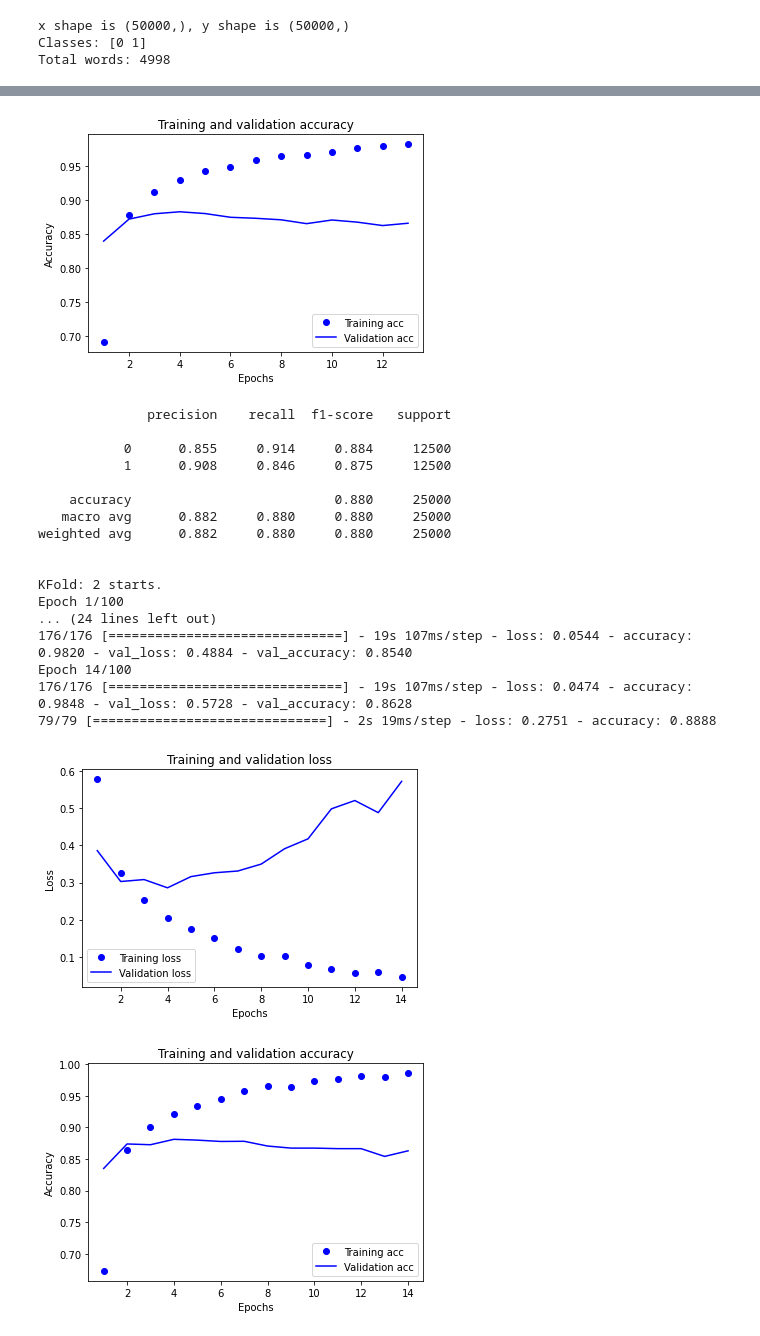
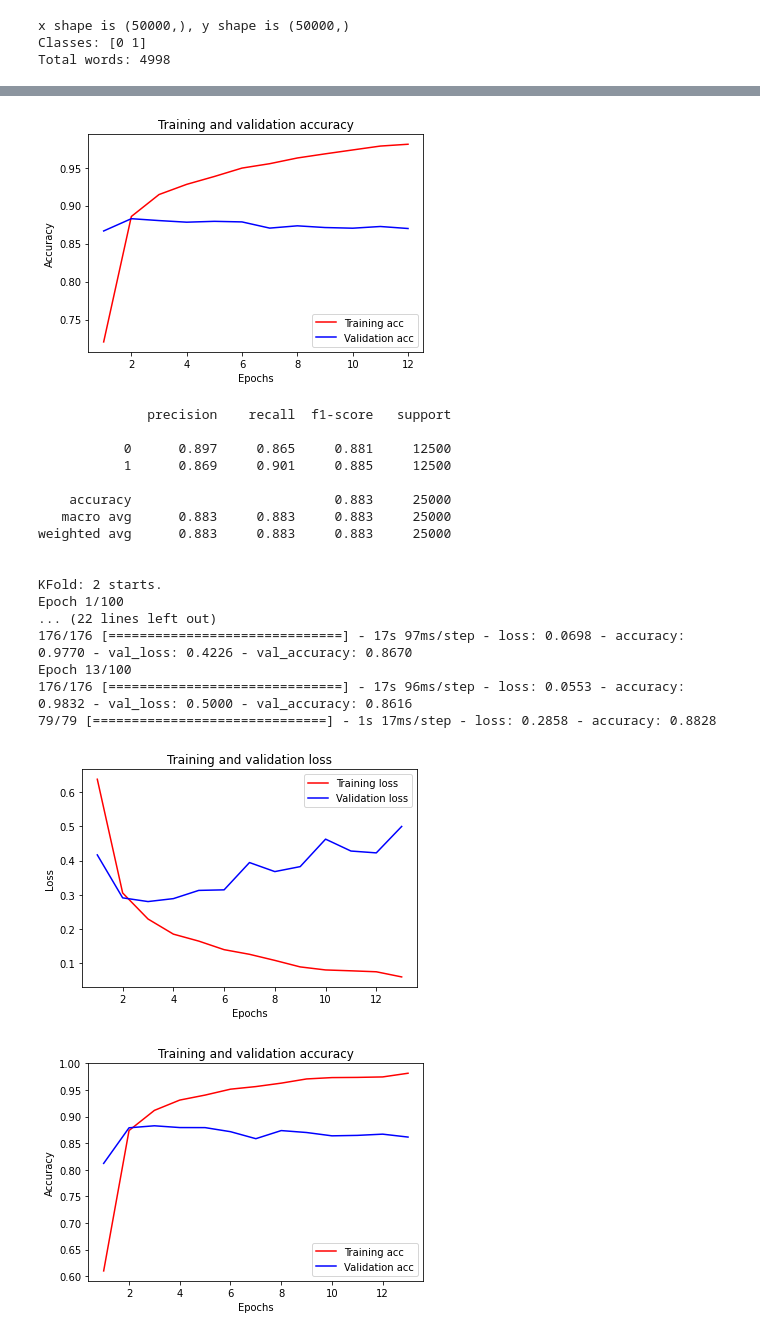
Before and after one commit to Jefffish09/MachineLearning, a Jupyter notebook: Classification/binary/bilstm_binary_tf2.ipynb, the cells around one changed output, grey strips where cells are left out. Saved outputs shown, nothing was run; the diff lists cells and outputs as text; code cells hidden in the pictures.

```diff
--- a/Classification/binary/bilstm_binary_tf2.ipynb
+++ b/Classification/binary/bilstm_binary_tf2.ipynb
@@ -46,31 +47,30 @@ def plot_perf(history):
   history_dict = history.history
   history_dict.keys()
 
-  acc = history_dict['accuracy']
-  val_acc = history_dict['val_accuracy']
-  loss = history_dict['loss']
-  val_loss = history_dict['val_loss']
+  acc = history_dict["accuracy"]
+  val_acc = history_dict["val_accuracy"]
+  loss = history_dict["loss"]
+  val_loss = history_dict["val_loss"]
 
   epochs = range(1, len(acc) + 1)
 
   # Training and validation loss
-  # "bo" is for "blue dot"
-  plt.plot(epochs, loss, 'bo', label='Training loss')
+  plt.plot(epochs, loss, "r", label="Training loss")
   # b is for "solid blue line"
-  plt.plot(epochs, val_loss, 'b', label='Validation loss')
-  plt.title('Training and validation loss')
-  plt.xlabel('Epochs')
-  plt.ylabel('Loss')
+  plt.plot(epochs, val_loss, "b", label="Validation loss")
+  plt.title("Training and validation loss")
+  plt.xlabel("Epochs")
+  plt.ylabel("Loss")
   plt.legend()
   plt.show()
 
   # Training and validation accuracy
-  plt.plot(epochs, acc, 'bo', label='Training acc')
-  plt.plot(epochs, val_acc, 'b', label='Validation acc')
-  plt.title('Training and validation accuracy')
-  plt.xlabel('Epochs')
-  plt.ylabel('Accuracy')
-  plt.legend(loc='lower right')
+  plt.plot(epochs, acc, "r", label="Training acc")
+  plt.plot(epochs, val_acc, "b", label="Validation acc")
+  plt.title("Training and validation accuracy")
+  plt.xlabel("Epochs")
+  plt.ylabel("Accuracy")
+  plt.legend(loc="lower right")
   plt.show()
 # %%
 # Create and train the model
@@ -82,6 +82,7 @@ earlystop_callback = EarlyStopping(
   restore_best_weights=True)
 
 kfold = StratifiedKFold(n_splits=10, random_state=seed, shuffle=True)
+model = None
 cv_acc = []
 cv_loss = []
 cv_f1 = []
@@ -89,6 +90,9 @@ n = 1
 for train, valid in kfold.split(x_train, y_train):
 
   print("KFold: {} starts.".format(n))
+  del model
+  tf.keras.backend.clear_session()
+
   model = Sequential([
     Embedding(input_dim=input_dim, output_dim=output_dim, input_length=max_len),
     Bidirectional(LSTM(units=100, dropout=0.2, activation="tanh", recurrent_dropout=0.0, recurrent_activation="sigmoid", unroll=False, use_bias=True, return_sequences=True)),
@@ -160,22 +164,22 @@ Epoch 13/100
-[figure, old version]
+[figure, new version]
               precision    recall  f1-score   support
 
-           0      0.855     0.914     0.884     12500
-           1      0.908     0.846     0.875     12500
+           0      0.897     0.865     0.881     12500
+           1      0.869     0.901     0.885     12500
 
-    accuracy                          0.880     25000
-   macro avg      0.882     0.880     0.880     25000
-weighted avg      0.882     0.880     0.880     25000
+    accuracy                          0.883     25000
+   macro avg      0.883     0.883     0.883     25000
+weighted avg      0.883     0.883     0.883     25000
 
 
 KFold: 2 starts.
 Epoch 1/100
-... (24 lines left out)
-176/176 [==============================] - 19s 107ms/step - loss: 0.0544 - accuracy: 0.9820 - val_loss: 0.4884 - val_accuracy: 0.8540
-Epoch 14/100
-176/176 [==============================] - 19s 107ms/step - loss: 0.0474 - accuracy: 0.9848 - val_loss: 0.5728 - val_accuracy: 0.8628
-79/79 [==============================] - 2s 19ms/step - loss: 0.2751 - accuracy: 0.8888
+... (22 lines left out)
+176/176 [==============================] - 17s 97ms/step - loss: 0.0698 - accuracy: 0.9770 - val_loss: 0.4226 - val_accuracy: 0.8670
+Epoch 13/100
+176/176 [==============================] - 17s 96ms/step - loss: 0.0553 - accuracy: 0.9832 - val_loss: 0.5000 - val_accuracy: 0.8616
+79/79 [==============================] - 1s 17ms/step - loss: 0.2858 - accuracy: 0.8828
-[figure, old version]
+[figure, new version]
-[figure, old version]
+[figure, new version]
               precision    recall  f1-score   support
 
```
Also changed, not shown: parts of 3 cells of this notebook.
